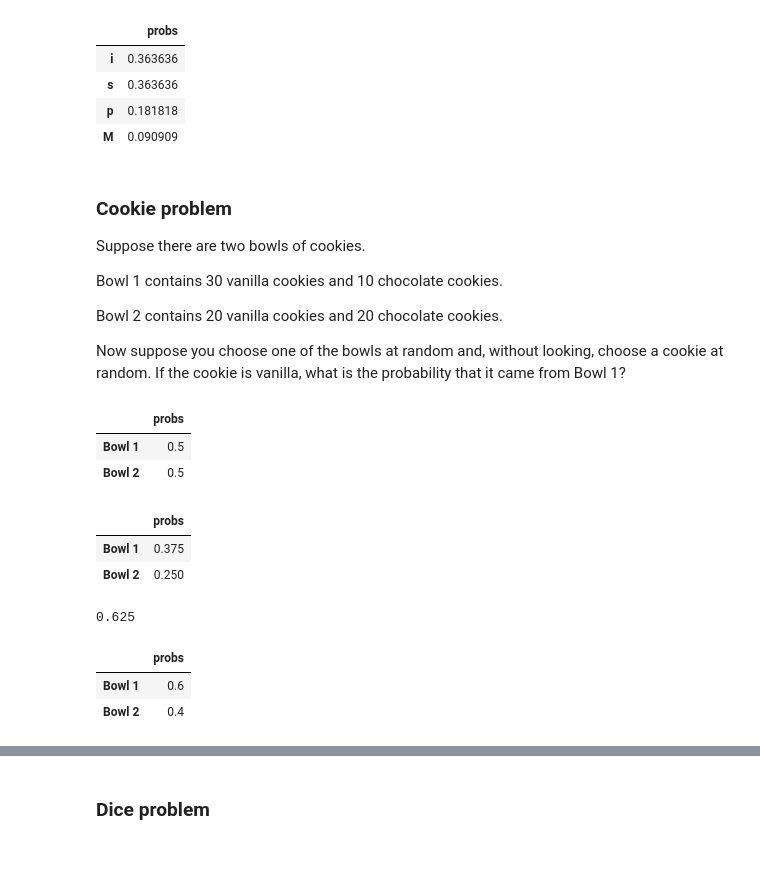
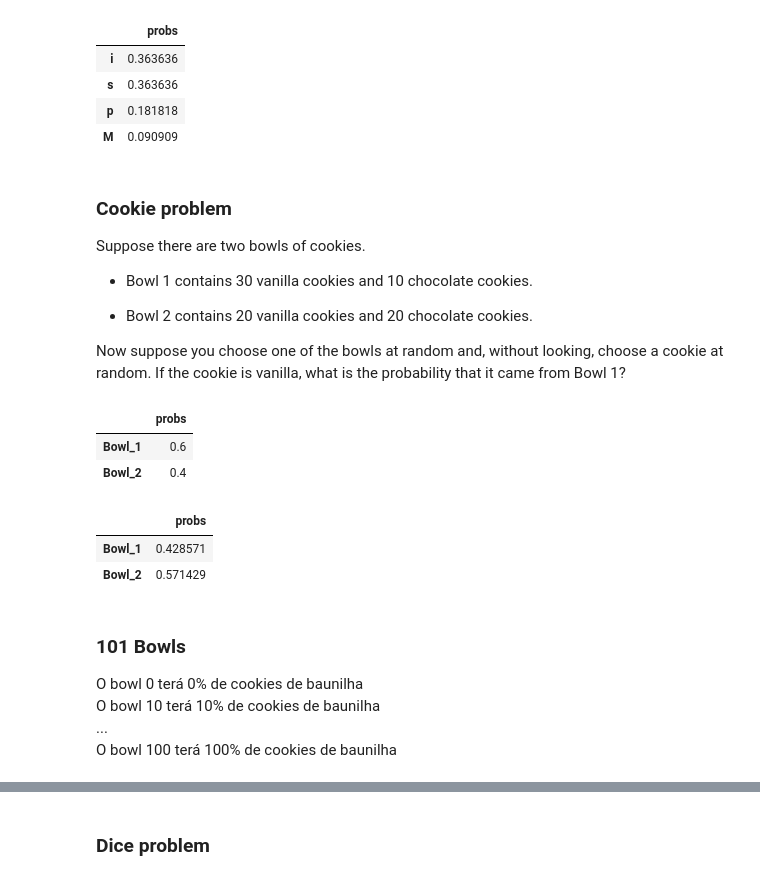
Before and after one commit to Comsertel/ThinkBayes, a Jupyter notebook: Chapter3.ipynb, the cells around one changed output, grey strips where cells are left out. Cells and saved outputs as stored; diff of their text form; code cells hidden in the pictures.

```diff
--- a/Chapter3.ipynb
+++ b/Chapter3.ipynb
@@ -100,33 +106,29 @@ pd.DataFrame(letters.values, index=letters.index, columns=['probs']).sort_values
 ### Cookie problem
 Suppose there are two bowls of cookies.
 
-Bowl 1 contains 30 vanilla cookies and 10 chocolate cookies.
+* Bowl 1 contains 30 vanilla cookies and 10 chocolate cookies.
 
-Bowl 2 contains 20 vanilla cookies and 20 chocolate cookies.
+* Bowl 2 contains 20 vanilla cookies and 20 chocolate cookies.
 
 Now suppose you choose one of the bowls at random and, without looking, choose a cookie at random. If the cookie is vanilla, what is the probability that it came from Bowl 1?
-# %%
-prior = Pmf.from_seq(['Bowl 1', 'Bowl 2'])
-prior
-# %% [output]
-|  | probs |
-| Bowl 1 | 0.5 |
-| Bowl 2 | 0.5 |
 # %%
-likelihood_vanilla = [0.75, 0.5]
-posterior = prior * likelihood_vanilla
+likelihood_vannilla = [0.75, 0.5]
+likelihood_chocolate = list(1 - np.array(likelihood_vannilla))
+
+prior = Pmf.from_seq(['Bowl_1','Bowl_2'])
+posterior = prior * likelihood_vannilla
+posterior.normalize()
 posterior
 # %% [output]
 |  | probs |
-| Bowl 1 | 0.375 |
-| Bowl 2 | 0.250 |
+| Bowl_1 | 0.6 |
+| Bowl_2 | 0.4 |
 # %%
+#Se colocamos o cookie de volta e fazemos um novo teste, qual a chance de tirarmos um segundo biscoito de chocolate?
+posterior *= likelihood_chocolate
 posterior.normalize()
+posterior
 # %% [output]
-0.625
+|  | probs |
+| Bowl_1 | 0.428571 |
+| Bowl_2 | 0.571429 |
-# %%
-posterior
-# %% [output]
-|  | probs |
-| Bowl 1 | 0.6 |
-| Bowl 2 | 0.4 |
@@ -134,0 +135,6 @@ posterior
+# %% [markdown]
+### 101 Bowls
+O bowl   0 terá  0% de cookies de baunilha<br>
+O bowl  10 terá 10% de cookies de baunilha<br>
+...<br>
+O bowl 100 terá 100% de cookies de baunilha
```
Also changed, not shown: parts of 31 cells of this notebook, 1 other file.
